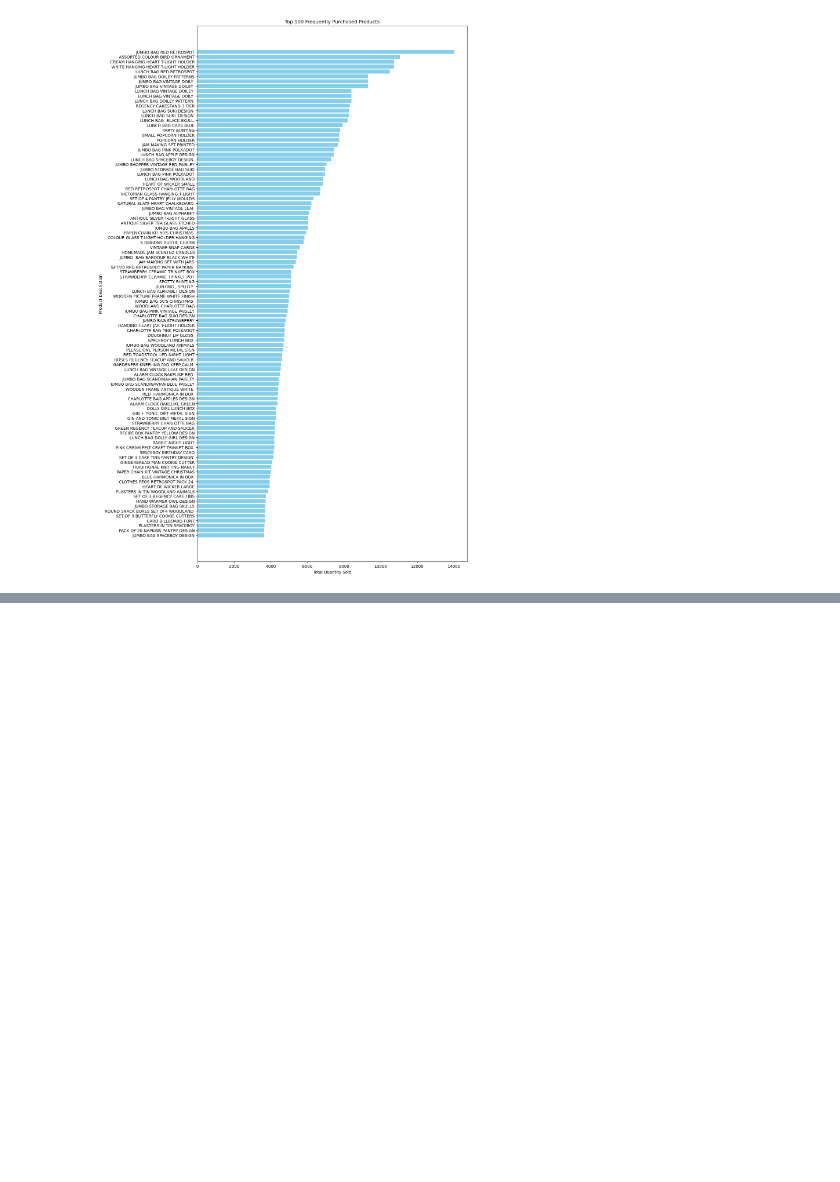
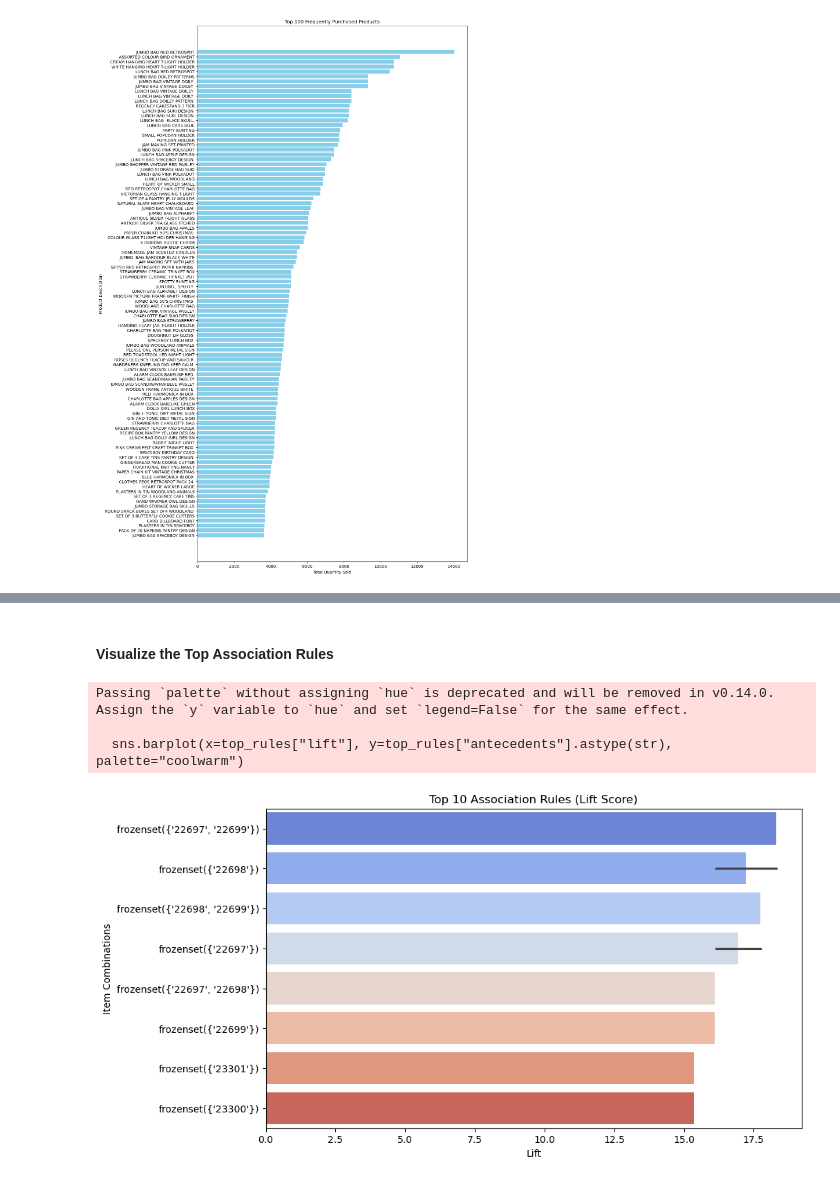
Before and after one commit to j2damax/principles-of-ds-cw02, a Jupyter notebook: group/online_retail.ipynb, the cells around one changed output, grey strips where cells are left out. Drawn from its saved outputs; the diff is of its cells as text; code cells hidden in the pictures; blank space fills up the shorter version.

Commit message:
completed market basket analysis

```diff
--- a/group/online_retail.ipynb
+++ b/group/online_retail.ipynb
@@ -1003,0 +1045,9 @@ plt.show()
+# %%
+# Pivot the data to create a basket format (transactions vs. products)
+basket = df_features.pivot_table(index="InvoiceNo", columns="StockCode", values="Quantity", aggfunc="sum")
+
+# Convert quantities to binary values (0 or 1)
+basket = basket.applymap(lambda x: 1 if x > 0 else 0)
+
+# Display prepared data
+print(basket.head())
@@ -1003,0 +1074,8 @@ plt.show()
+# %%
+from mlxtend.frequent_patterns import apriori
+
+# Apply Apriori algorithm
+frequent_itemsets = apriori(basket, min_support=0.02, use_colnames=True)
+
+# Display frequent itemsets
+print(frequent_itemsets.head())
@@ -1003,0 +1091,8 @@ plt.show()
+# %%
+from mlxtend.frequent_patterns import association_rules
+
+# Generate association rules
+rules = association_rules(frequent_itemsets, metric="lift", min_threshold=1)
+
+# Display top rules
+print(rules[["antecedents", "consequents", "support", "confidence", "lift"]].head(10))
@@ -1003,0 +1111,18 @@ plt.show()
+# %% [markdown]
+#### Visualize the Top Association Rules
+# %%
+# Select top rules based on lift
+top_rules = rules.nlargest(10, "lift")
+
+# Plot
+plt.figure(figsize=(10, 6))
+sns.barplot(x=top_rules["lift"], y=top_rules["antecedents"].astype(str), palette="coolwarm")
+plt.xlabel("Lift")
+plt.ylabel("Item Combinations")
+plt.title("Top 10 Association Rules (Lift Score)")
+plt.show()
+# %% [output]
+Passing `palette` without assigning `hue` is deprecated and will be removed in v0.14.0. Assign the `y` variable to `hue` and set `legend=False` for the same effect.
+
+  sns.barplot(x=top_rules["lift"], y=top_rules["antecedents"].astype(str), palette="coolwarm")
+[figure, added]
```
Also changed, not shown: parts of 15 cells of this notebook.
